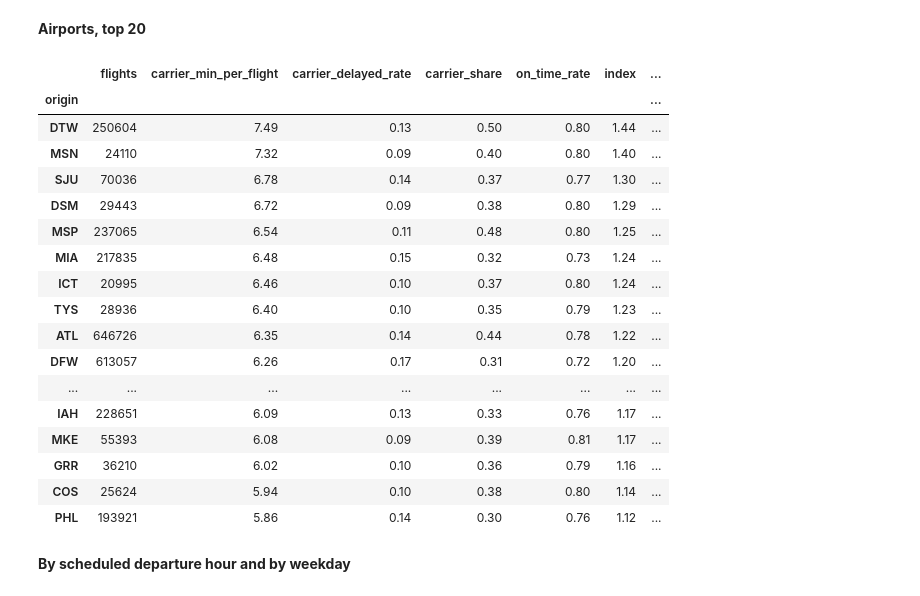
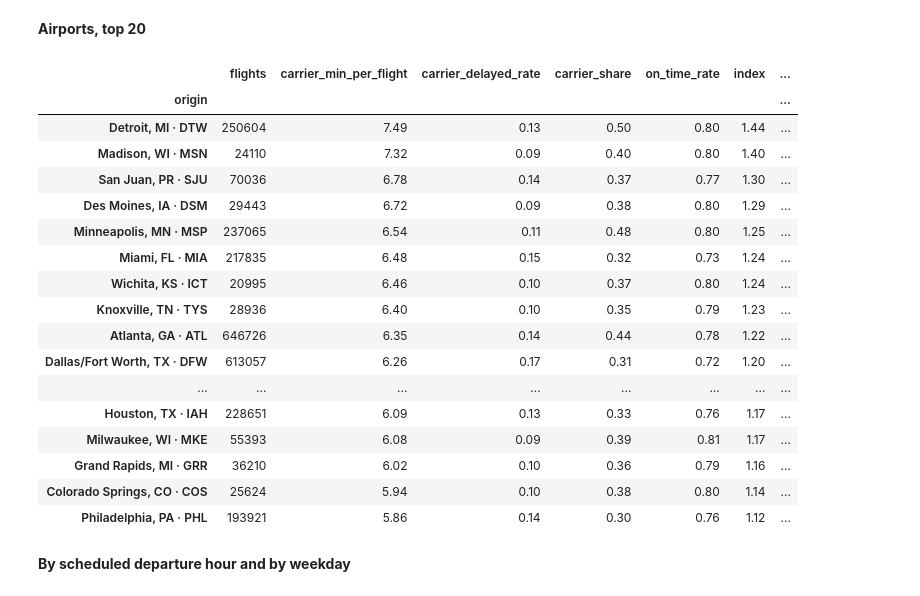
Before and after one commit to edwinleow01/Aviation-Delay-Analysis, a Jupyter notebook: notebooks/02_analysis.ipynb, the cells around one changed output. Drawn from its saved outputs; the diff is of its cells as text; code cells hidden in the pictures.

```diff
--- a/notebooks/02_analysis.ipynb
+++ b/notebooks/02_analysis.ipynb
@@ -381,26 +381,26 @@ ex_outage[["flights", "carrier_min_per_flight", "index", "adj_index"]].rename(in
 # %% [markdown]
 **Airports, top 20**
 # %%
-by_airport.head(20)
+by_airport.head(20).rename(index=airport_label)
 # %% [output]
 |  | flights | carrier_min_per_flight | carrier_delayed_rate | carrier_share | on_time_rate | index | ... |
 | origin |  |  |  |  |  |  | ... |
-| DTW | 250604 | 7.49 | 0.13 | 0.50 | 0.80 | 1.44 | ... |
-| MSN | 24110 | 7.32 | 0.09 | 0.40 | 0.80 | 1.40 | ... |
-| SJU | 70036 | 6.78 | 0.14 | 0.37 | 0.77 | 1.30 | ... |
-| DSM | 29443 | 6.72 | 0.09 | 0.38 | 0.80 | 1.29 | ... |
-| MSP | 237065 | 6.54 | 0.11 | 0.48 | 0.80 | 1.25 | ... |
-| MIA | 217835 | 6.48 | 0.15 | 0.32 | 0.73 | 1.24 | ... |
-| ICT | 20995 | 6.46 | 0.10 | 0.37 | 0.80 | 1.24 | ... |
-| TYS | 28936 | 6.40 | 0.10 | 0.35 | 0.79 | 1.23 | ... |
-| ATL | 646726 | 6.35 | 0.14 | 0.44 | 0.78 | 1.22 | ... |
-| DFW | 613057 | 6.26 | 0.17 | 0.31 | 0.72 | 1.20 | ... |
+| Detroit, MI · DTW | 250604 | 7.49 | 0.13 | 0.50 | 0.80 | 1.44 | ... |
+| Madison, WI · MSN | 24110 | 7.32 | 0.09 | 0.40 | 0.80 | 1.40 | ... |
+| San Juan, PR · SJU | 70036 | 6.78 | 0.14 | 0.37 | 0.77 | 1.30 | ... |
+| Des Moines, IA · DSM | 29443 | 6.72 | 0.09 | 0.38 | 0.80 | 1.29 | ... |
+| Minneapolis, MN · MSP | 237065 | 6.54 | 0.11 | 0.48 | 0.80 | 1.25 | ... |
+| Miami, FL · MIA | 217835 | 6.48 | 0.15 | 0.32 | 0.73 | 1.24 | ... |
+| Wichita, KS · ICT | 20995 | 6.46 | 0.10 | 0.37 | 0.80 | 1.24 | ... |
+| Knoxville, TN · TYS | 28936 | 6.40 | 0.10 | 0.35 | 0.79 | 1.23 | ... |
+| Atlanta, GA · ATL | 646726 | 6.35 | 0.14 | 0.44 | 0.78 | 1.22 | ... |
+| Dallas/Fort Worth, TX · DFW | 613057 | 6.26 | 0.17 | 0.31 | 0.72 | 1.20 | ... |
 | ... | ... | ... | ... | ... | ... | ... | ... |
-| IAH | 228651 | 6.09 | 0.13 | 0.33 | 0.76 | 1.17 | ... |
-| MKE | 55393 | 6.08 | 0.09 | 0.39 | 0.81 | 1.17 | ... |
-| GRR | 36210 | 6.02 | 0.10 | 0.36 | 0.79 | 1.16 | ... |
-| COS | 25624 | 5.94 | 0.10 | 0.38 | 0.80 | 1.14 | ... |
-| PHL | 193921 | 5.86 | 0.14 | 0.30 | 0.76 | 1.12 | ... |
+| Houston, TX · IAH | 228651 | 6.09 | 0.13 | 0.33 | 0.76 | 1.17 | ... |
+| Milwaukee, WI · MKE | 55393 | 6.08 | 0.09 | 0.39 | 0.81 | 1.17 | ... |
+| Grand Rapids, MI · GRR | 36210 | 6.02 | 0.10 | 0.36 | 0.79 | 1.16 | ... |
+| Colorado Springs, CO · COS | 25624 | 5.94 | 0.10 | 0.38 | 0.80 | 1.14 | ... |
+| Philadelphia, PA · PHL | 193921 | 5.86 | 0.14 | 0.30 | 0.76 | 1.12 | ... |
 # %% [markdown]
 **By scheduled departure hour and by weekday**
 # %%
```
Also changed, not shown: parts of 3 cells of this notebook, 12 other files.
